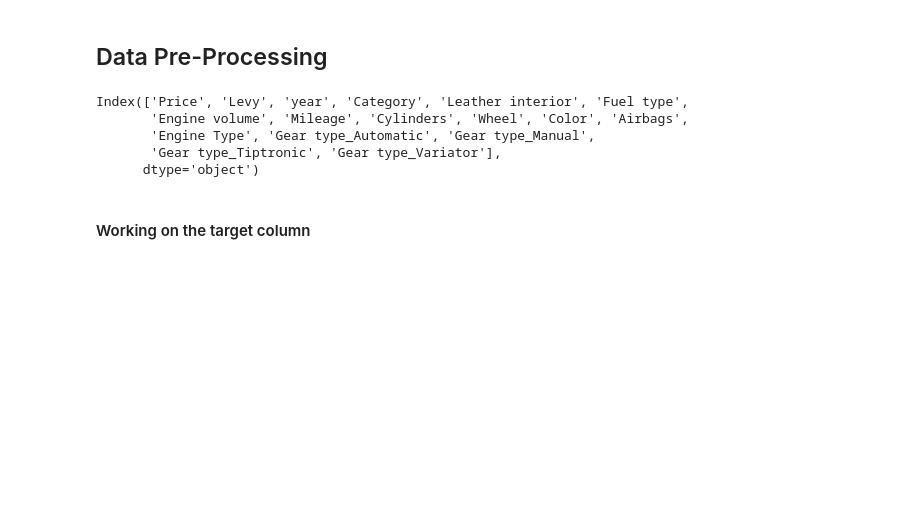
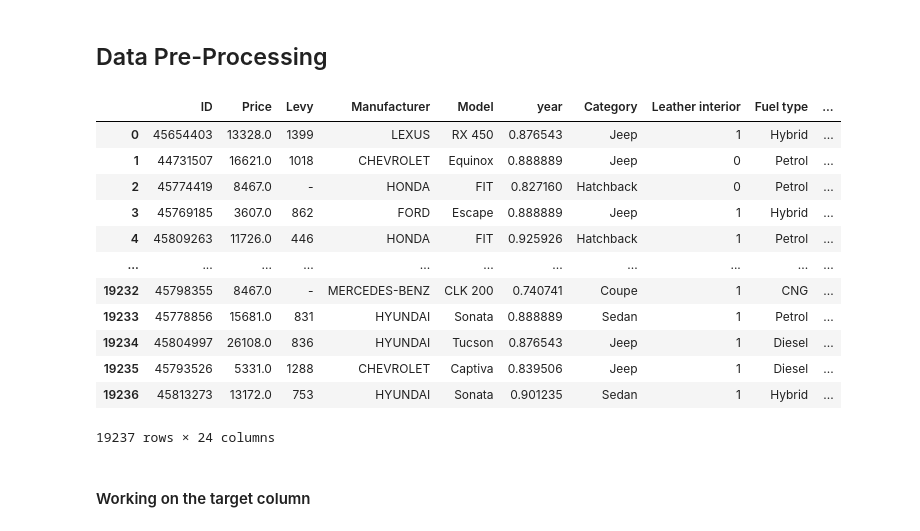
Before and after one commit to SumanGouda/Machine-Learning-Projects, a Jupyter notebook: CAR PRICE PREDICTION/car_price_prediction.ipynb, the cells around one changed output. Cells and saved outputs as stored; diff of their text form; code cells hidden in the pictures; blank space fills up the shorter version.

```diff
--- a/CAR PRICE PREDICTION/car_price_prediction.ipynb
+++ b/CAR PRICE PREDICTION/car_price_prediction.ipynb
@@ -531,13 +628,21 @@ plt.show()
 # %% [markdown]
 ## Data Pre-Processing
 # %%
-df.columns
+df
 # %% [output]
+|  | ID | Price | Levy | Manufacturer | Model | year | Category | Leather interior | Fuel type | ... |
+| 0 | 45654403 | 13328.0 | 1399 | LEXUS | RX 450 | 0.876543 | Jeep | 1 | Hybrid | ... |
+| 1 | 44731507 | 16621.0 | 1018 | CHEVROLET | Equinox | 0.888889 | Jeep | 0 | Petrol | ... |
+| 2 | 45774419 | 8467.0 | - | HONDA | FIT | 0.827160 | Hatchback | 0 | Petrol | ... |
+| 3 | 45769185 | 3607.0 | 862 | FORD | Escape | 0.888889 | Jeep | 1 | Hybrid | ... |
+| 4 | 45809263 | 11726.0 | 446 | HONDA | FIT | 0.925926 | Hatchback | 1 | Petrol | ... |
+| ... | ... | ... | ... | ... | ... | ... | ... | ... | ... | ... |
+| 19232 | 45798355 | 8467.0 | - | MERCEDES-BENZ | CLK 200 | 0.740741 | Coupe | 1 | CNG | ... |
+| 19233 | 45778856 | 15681.0 | 831 | HYUNDAI | Sonata | 0.888889 | Sedan | 1 | Petrol | ... |
+| 19234 | 45804997 | 26108.0 | 836 | HYUNDAI | Tucson | 0.876543 | Jeep | 1 | Diesel | ... |
+| 19235 | 45793526 | 5331.0 | 1288 | CHEVROLET | Captiva | 0.839506 | Jeep | 1 | Diesel | ... |
+| 19236 | 45813273 | 13172.0 | 753 | HYUNDAI | Sonata | 0.901235 | Sedan | 1 | Hybrid | ... |
-Index(['Price', 'Levy', 'year', 'Category', 'Leather interior', 'Fuel type',
-       'Engine volume', 'Mileage', 'Cylinders', 'Wheel', 'Color', 'Airbags',
-       'Engine Type', 'Gear type_Automatic', 'Gear type_Manual',
-       'Gear type_Tiptronic', 'Gear type_Variator'],
-      dtype='object')
+19237 rows × 24 columns
 # %% [markdown]
 #### Working on the target column
 # %%
```
Also changed, not shown: parts of 29 cells of this notebook.
